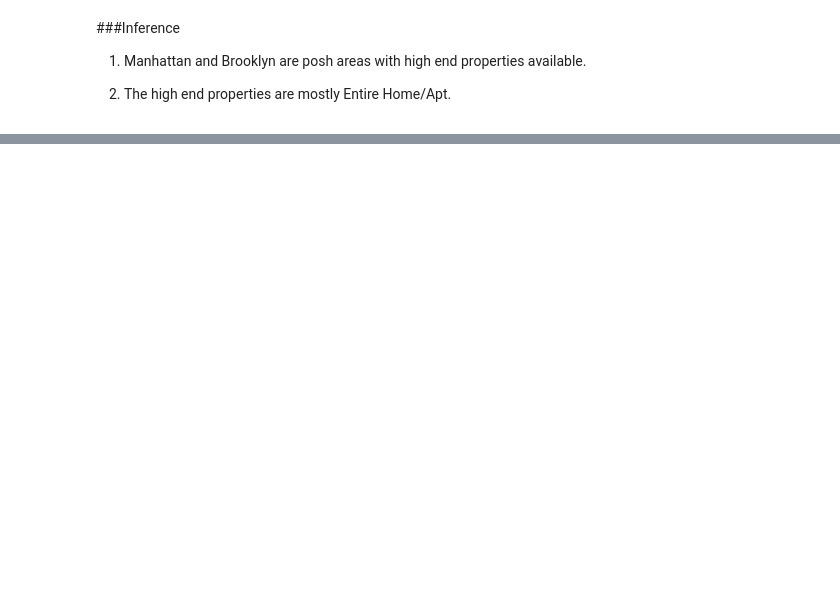
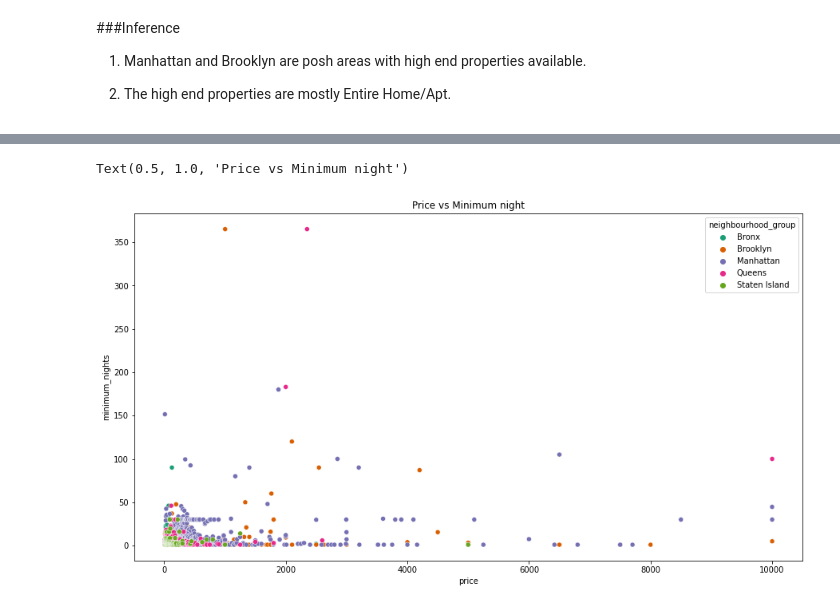
Before and after one commit to pasayat-siddhartha/Capstone_Project01_EDA_Airbnb_Booking_Analysis, a Jupyter notebook: SP_Airbnb_Bookings_Analysis_Capstone_Project.ipynb, the cells around one changed output, grey strips where cells are left out. Cells and saved outputs as stored; diff of their text form; code cells hidden in the pictures; blank space fills up the shorter version.

```diff
--- a/SP_Airbnb_Bookings_Analysis_Capstone_Project.ipynb
+++ b/SP_Airbnb_Bookings_Analysis_Capstone_Project.ipynb
@@ -365,0 +422,4 @@ Text(0.5, 1.0, 'Neighbourhood group vs Price')
+# %%
+# Location where customers spend mandatory nights along with its price and neighbourhood
+minimum_stayprice_df = df.groupby(['neighbourhood_group','price'], as_index=False)['minimum_nights'].mean()
+minimum_stayprice_df
@@ -365,0 +440,7 @@ Text(0.5, 1.0, 'Neighbourhood group vs Price')
+# %%
+fig = plt.figure(figsize=(15, 8))
+sns.scatterplot(data= minimum_stayprice_df, x='price', y='minimum_nights', hue ='neighbourhood_group', palette="Dark2",marker = 'o')
+plt.title('Price vs Minimum night')
+# %% [output]
+Text(0.5, 1.0, 'Price vs Minimum night')
+[figure, added]
```
Also changed, not shown: parts of 17 cells of this notebook.
